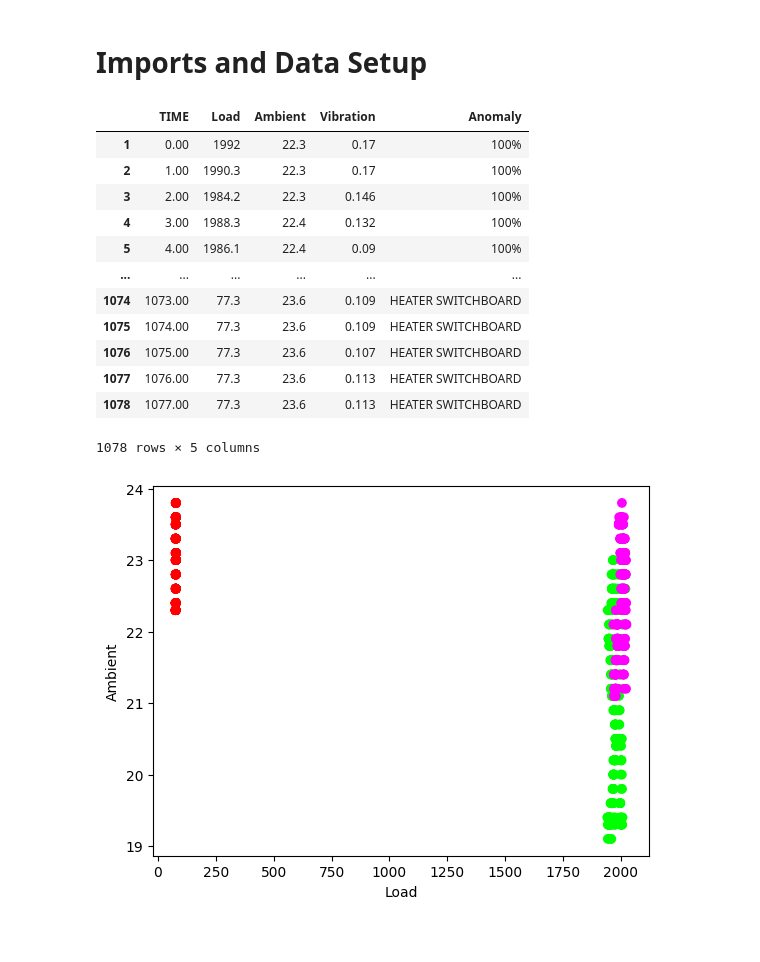
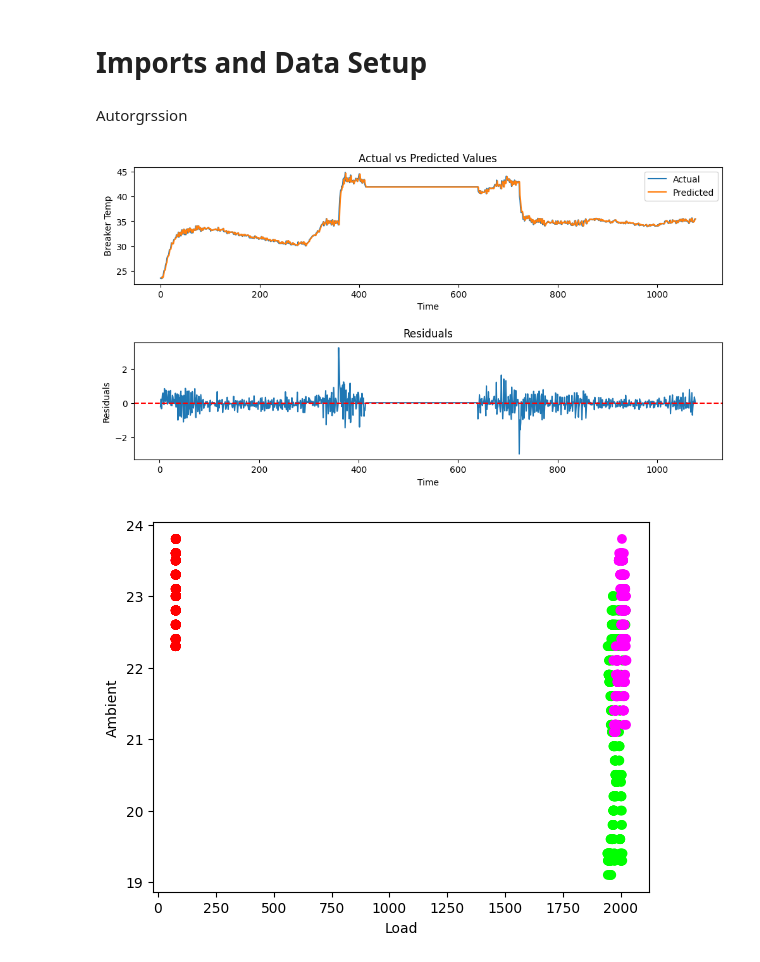
Before and after one commit to Dradeon/Capstone-Design-Project-SP2024, a Jupyter notebook: KNeighborsClassification.ipynb, the cells around one changed output. Saved outputs shown, nothing was run; the diff lists cells and outputs as text; code cells hidden in the pictures.

```diff
--- a/KNeighborsClassification.ipynb
+++ b/KNeighborsClassification.ipynb
@@ -9,23 +9,57 @@ from sklearn.cluster import DBSCAN
 from sklearn.preprocessing import LabelEncoder
 from sklearn.model_selection import train_test_split, cross_val_score
 
-data = pd.read_csv('test_data/PanelData.csv')[1:][['TIME','Load','Ambient','Vibration','Anomaly']]
+data = pd.read_csv('test_data/PanelData.csv')[1:][['TIME', 'Breaker Temp','Load','Ambient','Vibration','Anomaly']]
 labelencoder = LabelEncoder()
-data
-# %% [output]
-|  | TIME | Load | Ambient | Vibration | Anomaly |
-| 1 | 0.00 | 1992 | 22.3 | 0.17 | 100% |
-| 2 | 1.00 | 1990.3 | 22.3 | 0.17 | 100% |
-| 3 | 2.00 | 1984.2 | 22.3 | 0.146 | 100% |
-| 4 | 3.00 | 1988.3 | 22.4 | 0.132 | 100% |
-| 5 | 4.00 | 1986.1 | 22.4 | 0.09 | 100% |
-| ... | ... | ... | ... | ... | ... |
-| 1074 | 1073.00 | 77.3 | 23.6 | 0.109 | HEATER SWITCHBOARD |
-| 1075 | 1074.00 | 77.3 | 23.6 | 0.109 | HEATER SWITCHBOARD |
-| 1076 | 1075.00 | 77.3 | 23.6 | 0.107 | HEATER SWITCHBOARD |
-| 1077 | 1076.00 | 77.3 | 23.6 | 0.113 | HEATER SWITCHBOARD |
-| 1078 | 1077.00 | 77.3 | 23.6 | 0.113 | HEATER SWITCHBOARD |
-1078 rows × 5 columns
+# %% [markdown]
+Autorgrssion
+# %%
+import pandas as pd
+from statsmodels.tsa.ar_model import AutoReg
+import matplotlib.pyplot as plt
+
+# Load your data into a pandas DataFrame
+data = pd.read_csv('test_data/PanelData.csv')
+
+# Assuming 'Breaker Temp' is the name of the column you want to predict
+breaker_temp = data['Breaker Temp']
+
+# Create an AutoReg model with a specified number of lags (e.g., 2)
+model = AutoReg(breaker_temp, lags=2)
+
+# Fit the model
+model_fit = model.fit()
+
+# Make predictions for the entire 'Breaker Temp' series
+predictions = model_fit.predict(start=0, end=len(breaker_temp)-1)
+
+# Compute the residuals (actual - predicted)
+residuals = breaker_temp - predictions
+
+# Plot the actual values, predicted values, and residuals
+plt.figure(figsize=(12, 6))
+
+# Plot the actual values
+plt.subplot(2, 1, 1)
+plt.plot(breaker_temp, label='Actual')
+plt.plot(predictions, label='Predicted')
+plt.title('Actual vs Predicted Values')
+plt.xlabel('Time')
+plt.ylabel('Breaker Temp')
+plt.legend()
+
+# Plot the residuals
+plt.subplot(2, 1, 2)
+plt.plot(residuals)
+plt.axhline(y=0, color='r', linestyle='--')
+plt.title('Residuals')
+plt.xlabel('Time')
+plt.ylabel('Residuals')
+
+# Adjust spacing between subplots
+plt.subplots_adjust(hspace=0.5)
+# %% [output]
+[figure, added]
 # %%
 colors = {
     "100%": (0.0, 1.0, 0.0),
```
Also changed, not shown: parts of 2 cells of this notebook.
